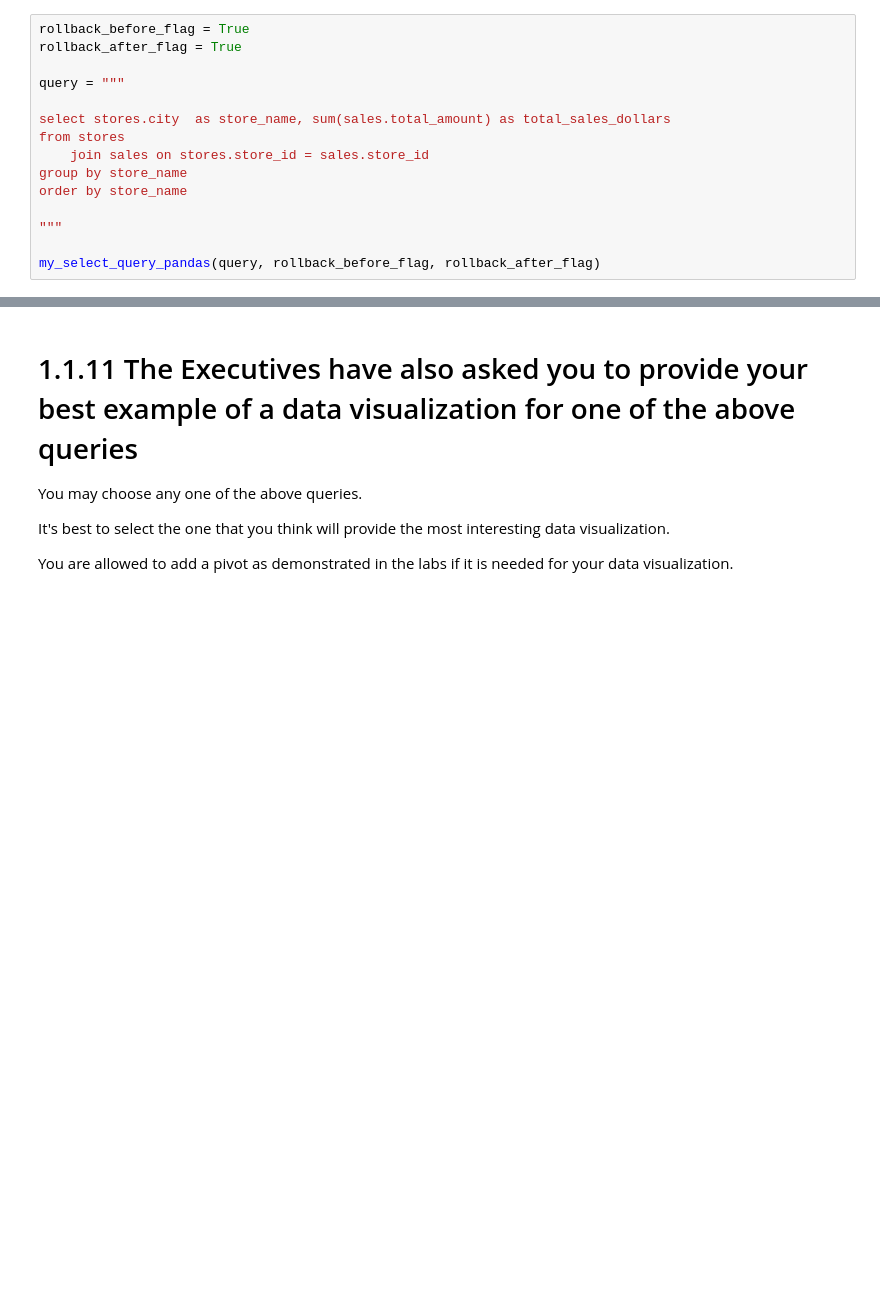
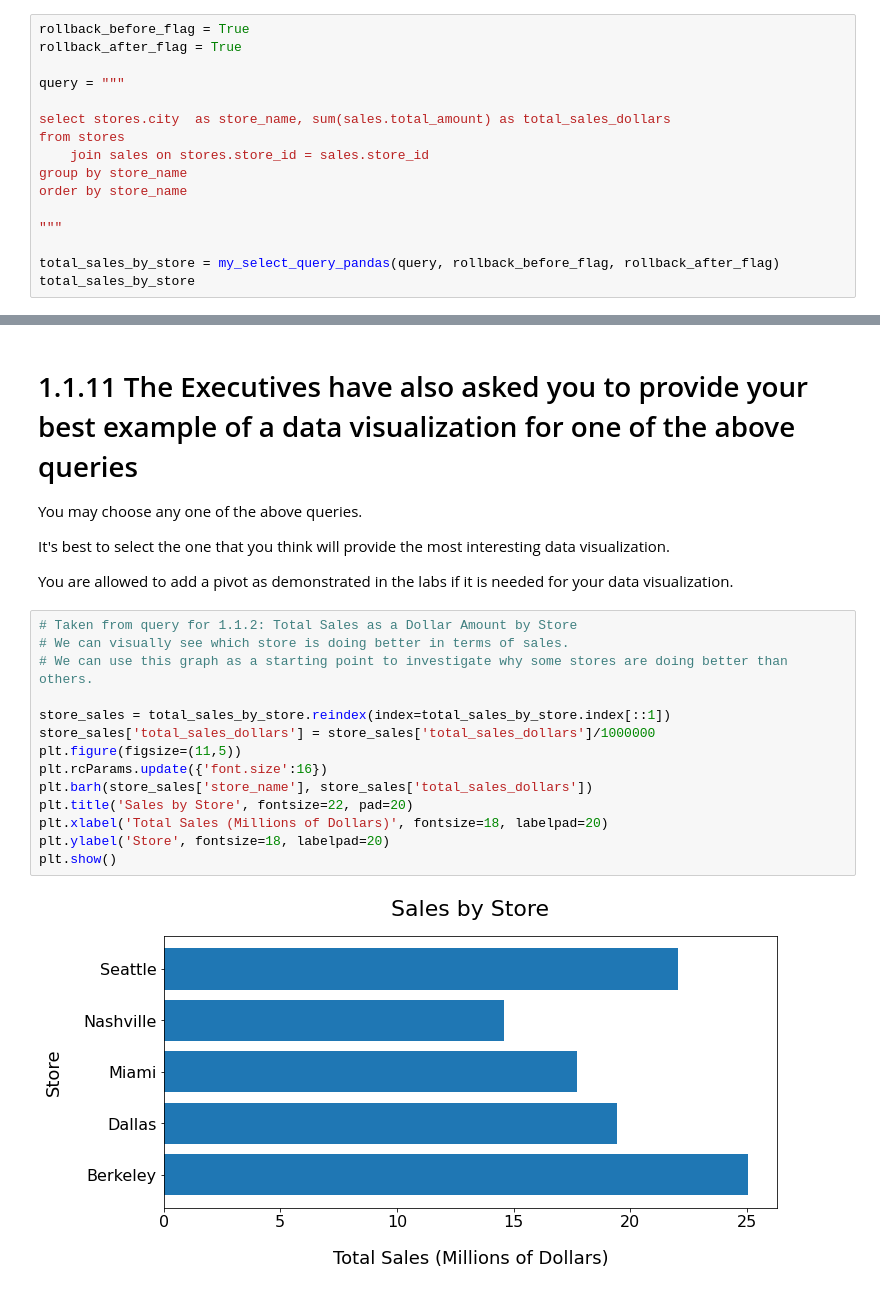
Before and after one commit to scabanela-ischool/Data_Engineering_Proj1_Querying, a Jupyter notebook: project_1_1.ipynb, the cells around one changed output, grey strips where cells are left out. Saved outputs shown, nothing was run; the diff lists cells and outputs as text; blank space fills up the shorter version.

Commit message:
Added visualization 1.1.11

```diff
--- a/project_1_1.ipynb
+++ b/project_1_1.ipynb
@@ -128,7 +129,8 @@ order by store_name
 
 """
 
-my_select_query_pandas(query, rollback_before_flag, rollback_after_flag)
+total_sales_by_store = my_select_query_pandas(query, rollback_before_flag, rollback_after_flag)
+total_sales_by_store
 # %% [output]
 |  | store_name | total_sales_dollars |
 | 0 | Berkeley | 25041060 |
@@ -383,3 +385,19 @@ You may choose any one of the above queries.
 It's best to select the one that you think will provide the most interesting data visualization.
 
 You are allowed to add a pivot as demonstrated in the labs if it is needed for your data visualization.
+# %%
+# Taken from query for 1.1.2: Total Sales as a Dollar Amount by Store
+# We can visually see which store is doing better in terms of sales.
+# We can use this graph as a starting point to investigate why some stores are doing better than others.
+
+store_sales = total_sales_by_store.reindex(index=total_sales_by_store.index[::1])
+store_sales['total_sales_dollars'] = store_sales['total_sales_dollars']/1000000
+plt.figure(figsize=(11,5))
+plt.rcParams.update({'font.size':16})
+plt.barh(store_sales['store_name'], store_sales['total_sales_dollars'])
+plt.title('Sales by Store', fontsize=22, pad=20)
+plt.xlabel('Total Sales (Millions of Dollars)', fontsize=18, labelpad=20)
+plt.ylabel('Store', fontsize=18, labelpad=20)
+plt.show()
+# %% [output]
+[figure, added]
```
Also changed, not shown: parts of 1 cell of this notebook.
